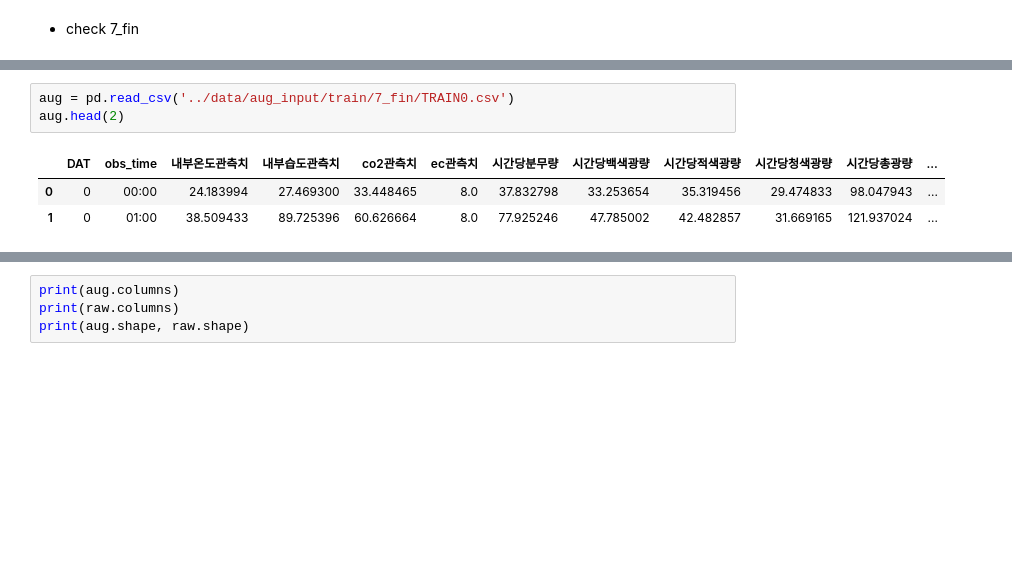
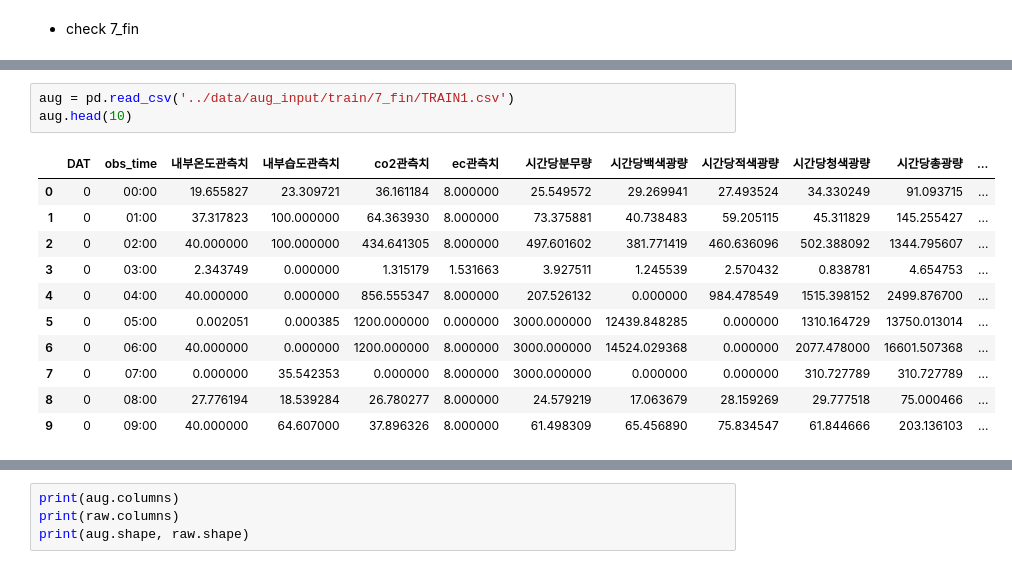
Before and after one commit to Myungbin/Lettuce-Growth-Environment-Prediction, a Jupyter notebook: code/data.ipynb, the cells around one changed output, grey strips where cells are left out. Drawn from its saved outputs; the diff is of its cells as text; blank space fills up the shorter version.

```diff
--- a/code/data.ipynb
+++ b/code/data.ipynb
@@ -143,8 +159,16 @@ Name: 일간누적총광량, Length: 672, dtype: float64
 # %%
-aug = pd.read_csv('../data/aug_input/train/7_fin/TRAIN0.csv')
-aug.head(2)
+aug = pd.read_csv('../data/aug_input/train/7_fin/TRAIN1.csv')
+aug.head(10)
 # %% [output]
 |  | DAT | obs_time | 내부온도관측치 | 내부습도관측치 | co2관측치 | ec관측치 | 시간당분무량 | 시간당백색광량 | 시간당적색광량 | 시간당청색광량 | 시간당총광량 | ... |
-| 0 | 0 | 00:00 | 24.183994 | 27.469300 | 33.448465 | 8.0 | 37.832798 | 33.253654 | 35.319456 | 29.474833 | 98.047943 | ... |
-| 1 | 0 | 01:00 | 38.509433 | 89.725396 | 60.626664 | 8.0 | 77.925246 | 47.785002 | 42.482857 | 31.669165 | 121.937024 | ... |
+| 0 | 0 | 00:00 | 19.655827 | 23.309721 | 36.161184 | 8.000000 | 25.549572 | 29.269941 | 27.493524 | 34.330249 | 91.093715 | ... |
+| 1 | 0 | 01:00 | 37.317823 | 100.000000 | 64.363930 | 8.000000 | 73.375881 | 40.738483 | 59.205115 | 45.311829 | 145.255427 | ... |
+| 2 | 0 | 02:00 | 40.000000 | 100.000000 | 434.641305 | 8.000000 | 497.601602 | 381.771419 | 460.636096 | 502.388092 | 1344.795607 | ... |
+| 3 | 0 | 03:00 | 2.343749 | 0.000000 | 1.315179 | 1.531663 | 3.927511 | 1.245539 | 2.570432 | 0.838781 | 4.654753 | ... |
+| 4 | 0 | 04:00 | 40.000000 | 0.000000 | 856.555347 | 8.000000 | 207.526132 | 0.000000 | 984.478549 | 1515.398152 | 2499.876700 | ... |
+| 5 | 0 | 05:00 | 0.002051 | 0.000385 | 1200.000000 | 0.000000 | 3000.000000 | 12439.848285 | 0.000000 | 1310.164729 | 13750.013014 | ... |
+| 6 | 0 | 06:00 | 40.000000 | 0.000000 | 1200.000000 | 8.000000 | 3000.000000 | 14524.029368 | 0.000000 | 2077.478000 | 16601.507368 | ... |
+| 7 | 0 | 07:00 | 0.000000 | 35.542353 | 0.000000 | 8.000000 | 3000.000000 | 0.000000 | 0.000000 | 310.727789 | 310.727789 | ... |
+| 8 | 0 | 08:00 | 27.776194 | 18.539284 | 26.780277 | 8.000000 | 24.579219 | 17.063679 | 28.159269 | 29.777518 | 75.000466 | ... |
+| 9 | 0 | 09:00 | 40.000000 | 64.607000 | 37.896326 | 8.000000 | 61.498309 | 65.456890 | 75.834547 | 61.844666 | 203.136103 | ... |
 # %%
```
Also changed, not shown: parts of 3 cells of this notebook, 1 other file.
